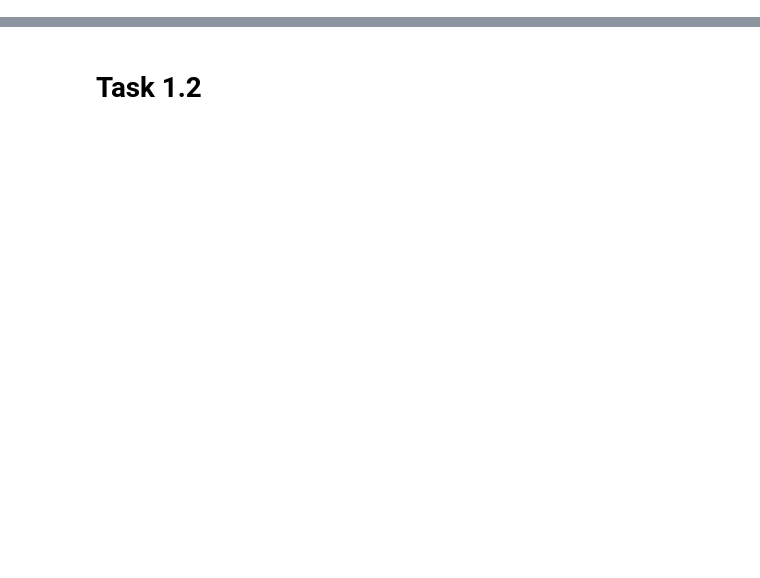
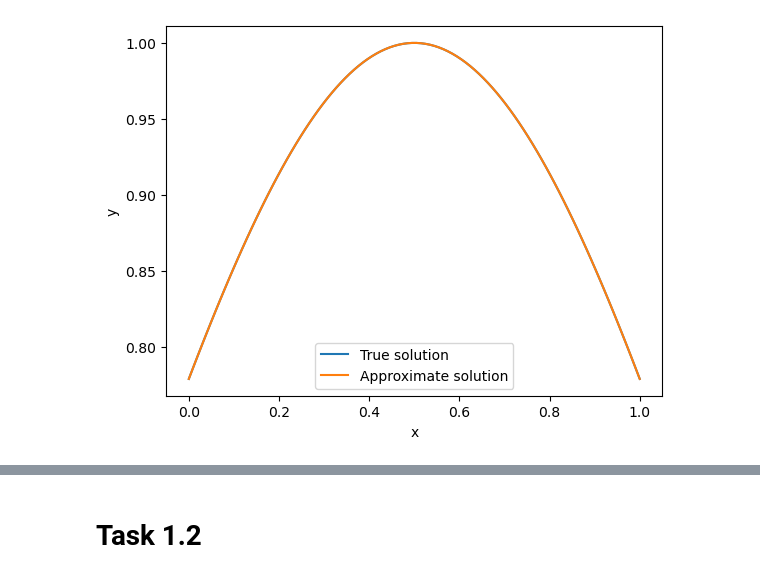
Before and after one commit to varepg/numerical-differential-equations, a Jupyter notebook: project2/project2.ipynb, the cells around one changed output, grey strips where cells are left out. Cells and saved outputs as stored; diff of their text form; code cells hidden in the pictures; blank space fills up the shorter version.

Commit message:
made changes to task 1.1

```diff
--- a/project2/project2.ipynb
+++ b/project2/project2.ipynb
@@ -8,11 +8,17 @@ from sturmliouville import SL_solve
 # %%
 N = 100
 L = 1
-alpha = np.e**(-1/4)
-beta = np.e**(-1/4)
+alpha = np.e**(-(0-1/2)**2)
+beta = np.e**(-(L-1/2)**2)
 f = lambda x: np.exp(-(x - 1/2)**2) * (4*(x - 1/2)**2 - 2)
 x, y = two_p_BVP(*get_f_vec(f, L, N), alpha, beta)
 g = lambda x: np.exp(-(x - 1/2)**2)
+plt.plot(x, g(x))
 plt.plot(x, y)
-plt.plot(x, g(x))
+plt.xlabel('x')
+plt.ylabel('y')
+plt.legend(['True solution','Approximate solution'])
+plt.savefig("plots/task1.1_func.pdf")
 plt.show()
+# %% [output]
+[figure, added]
```
Also changed, not shown: parts of 3 cells of this notebook.
